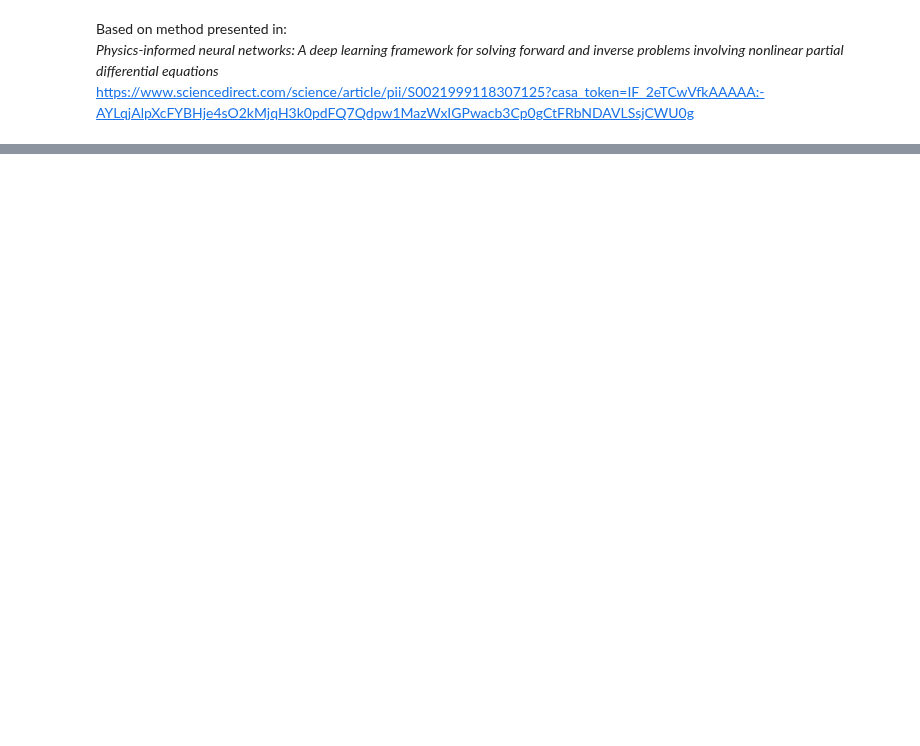
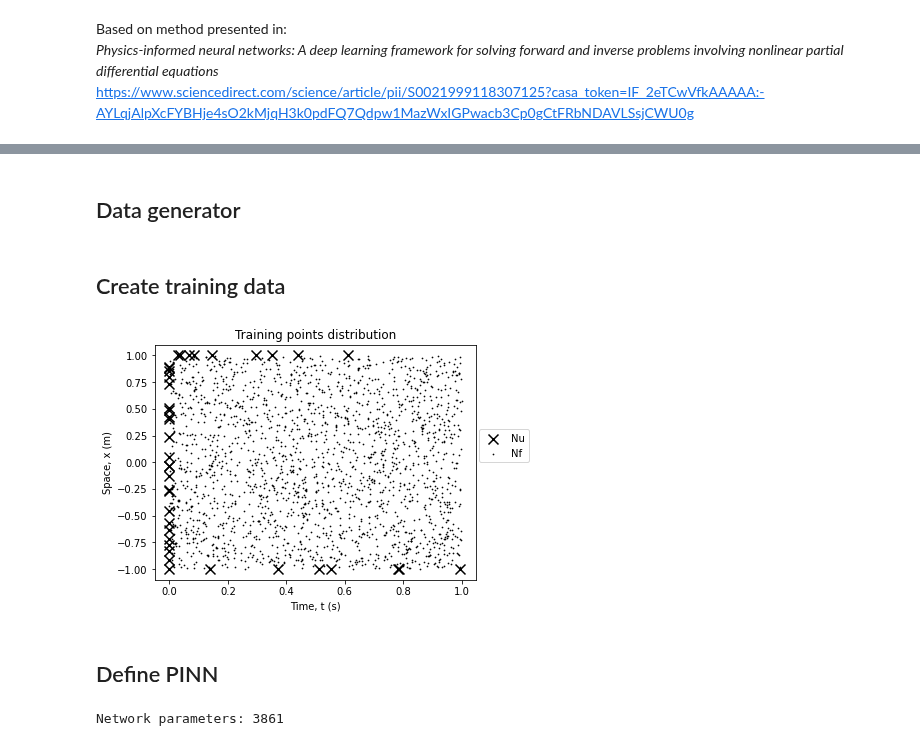
Before and after one commit to StephenTGibson/COMP527-colabNotebooks, a Jupyter notebook: COMP702-MScProject/PINN_method_for_1D_Burgers'_equation_forward_problem_using_L_BFGS.ipynb, the cells around one changed output, grey strips where cells are left out. Cells and saved outputs as stored; diff of their text form; code cells hidden in the pictures; blank space fills up the shorter version.

```diff
--- a/COMP702-MScProject/PINN_method_for_1D_Burgers'_equation_forward_problem_using_L_BFGS.ipynb
+++ b/COMP702-MScProject/PINN_method_for_1D_Burgers'_equation_forward_problem_using_L_BFGS.ipynb
@@ -364,10 +11,0 @@ class NeuralNetwork(nn.Module):
-# %%
-# create new network and print number of trainable parameters
-model = NeuralNetwork()
-print(f'Network parameters: {sum(p.numel() for p in model.parameters())}')
-
-model.trainingFunction(NuArray, NfArray)
-
-trainingLossPlot(model.history)
-
-plt.show()
@@ -491,0 +107,2 @@ plt.show()
+# %% [markdown]
+## Data generator
@@ -491,0 +150,53 @@ plt.show()
+# %% [markdown]
+## Create training data
+# %%
+# define spatial and temporal domain extent
+xMin = -1
+xMax = 1
+tMin = 0
+tMax = 1
+
+NuArray, NfArray = dataGenerator_1D_BurgersForward(40, 0.6, 2000, xMin, xMax, tMin, tMax)
+# %%
+fig, ax  = plt.subplots(figsize=(6, 4), constrained_layout=True)
+
+ax.scatter(NuArray[:,0],
+           NuArray[:,1],
+           s=100.,
+           c='k',
+           marker='x',
+           label='Nu',
+           )
+ax.scatter(NfArray[:,0],
+           NfArray[:,1],
+           s=2.,
+           c='k',
+           marker='.',
+           label='Nf',
+           )
+
+ax.set_title('Training points distribution')
+ax.set_xlabel('Time, t (s)')
+ax.set_ylabel('Space, x (m)')
+ax.legend(loc=(1.01, 0.5))
+plt.show()
+# %% [output]
+[figure, added]
+# %% [markdown]
+## Define PINN
+# %%
+# define network characteristics
+hiddenLayers = 9
+nodesPerLayer = 20
+activationFunction = nn.Tanh()
+maxIterations = 2000
+maxEvaluations = 2000
+l1 = 1.
+l2 = 0.01/np.pi
+inverseProblem = False
+
+# create network and print number of trainable parameters
+model = physicsInformedNeuralNetworks.PINN_1D_Burgers(hiddenLayers, nodesPerLayer, activationFunction, maxIterations, maxEvaluations, l1, l2, inverseProblem)
+print(f'Network parameters: {sum(p.numel() for p in model.parameters())}')
+# %% [output]
+Network parameters: 3861
```
Also changed, not shown: parts of 42 cells of this notebook.
